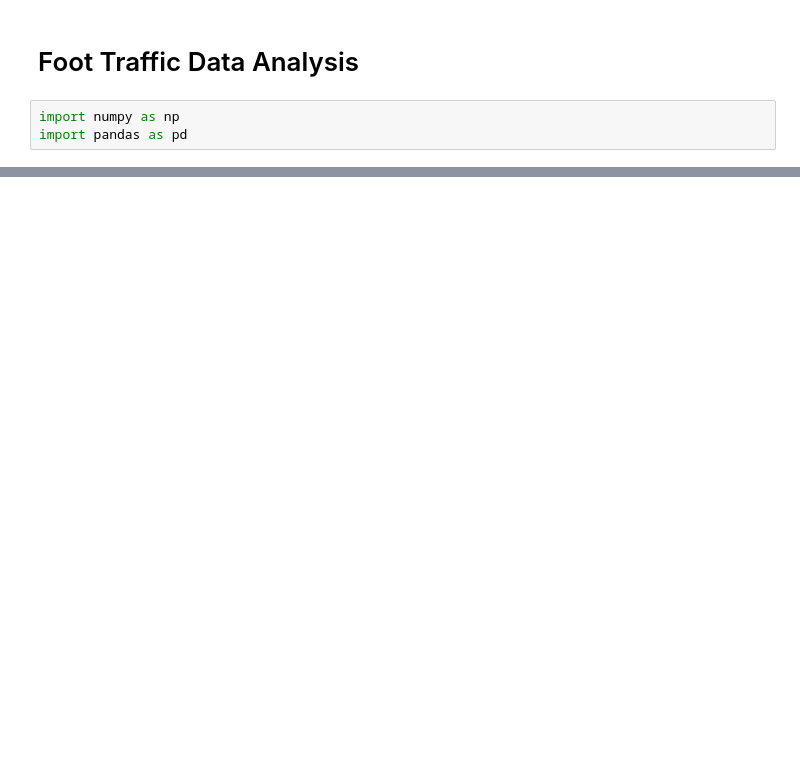
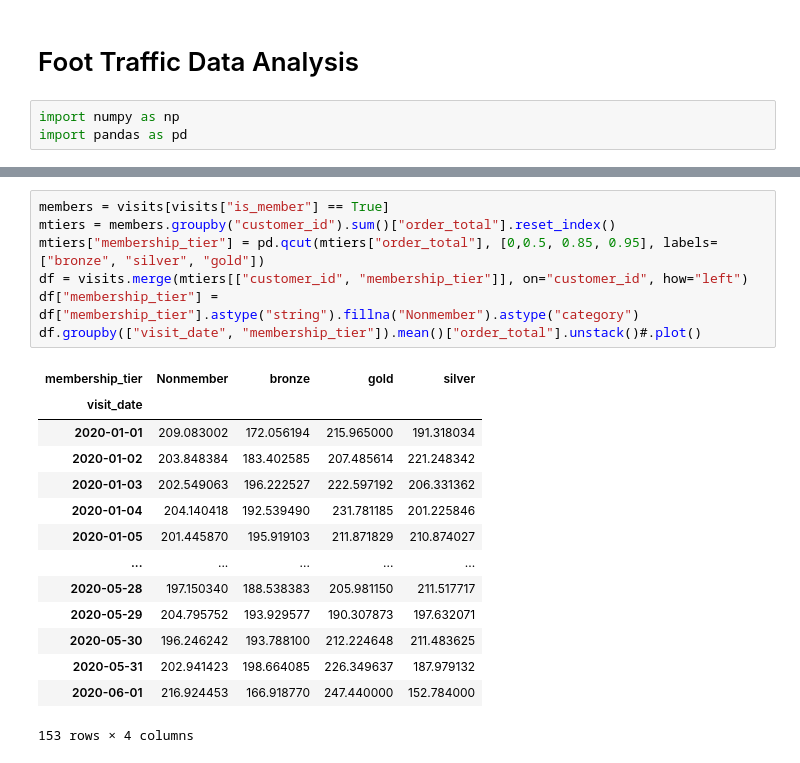
Before and after one commit to Launchpad-Analytics/Workshop-FootTrafficDashboard, a Jupyter notebook: 02 - dashboard-analysis.ipynb, the cells around one changed output, grey strips where cells are left out. Drawn from its saved outputs; the diff is of its cells as text; blank space fills up the shorter version.

```diff
--- a/02 - dashboard-analysis.ipynb
+++ b/02 - dashboard-analysis.ipynb
@@ -63,0 +88,22 @@ Name: state, dtype: int64
+# %%
+members = visits[visits["is_member"] == True]
+mtiers = members.groupby("customer_id").sum()["order_total"].reset_index()
+mtiers["membership_tier"] = pd.qcut(mtiers["order_total"], [0,0.5, 0.85, 0.95], labels=["bronze", "silver", "gold"])
+df = visits.merge(mtiers[["customer_id", "membership_tier"]], on="customer_id", how="left")
+df["membership_tier"] = df["membership_tier"].astype("string").fillna("Nonmember").astype("category")
+df.groupby(["visit_date", "membership_tier"]).mean()["order_total"].unstack()#.plot()
+# %% [output]
+| membership_tier | Nonmember | bronze | gold | silver |
+| visit_date |  |  |  |  |
+| 2020-01-01 | 209.083002 | 172.056194 | 215.965000 | 191.318034 |
+| 2020-01-02 | 203.848384 | 183.402585 | 207.485614 | 221.248342 |
+| 2020-01-03 | 202.549063 | 196.222527 | 222.597192 | 206.331362 |
+| 2020-01-04 | 204.140418 | 192.539490 | 231.781185 | 201.225846 |
+| 2020-01-05 | 201.445870 | 195.919103 | 211.871829 | 210.874027 |
+| ... | ... | ... | ... | ... |
+| 2020-05-28 | 197.150340 | 188.538383 | 205.981150 | 211.517717 |
+| 2020-05-29 | 204.795752 | 193.929577 | 190.307873 | 197.632071 |
+| 2020-05-30 | 196.246242 | 193.788100 | 212.224648 | 211.483625 |
+| 2020-05-31 | 202.941423 | 198.664085 | 226.349637 | 187.979132 |
+| 2020-06-01 | 216.924453 | 166.918770 | 247.440000 | 152.784000 |
+153 rows × 4 columns
```
Also changed, not shown: parts of 7 cells of this notebook.
